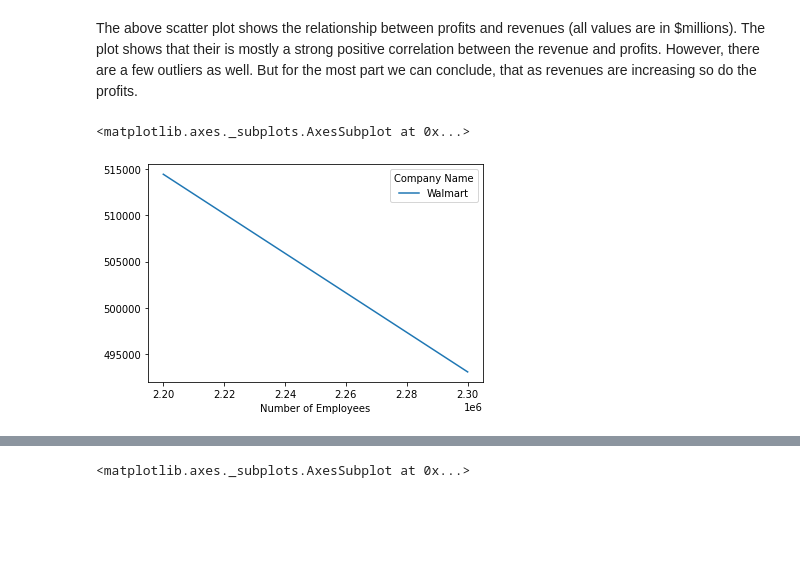
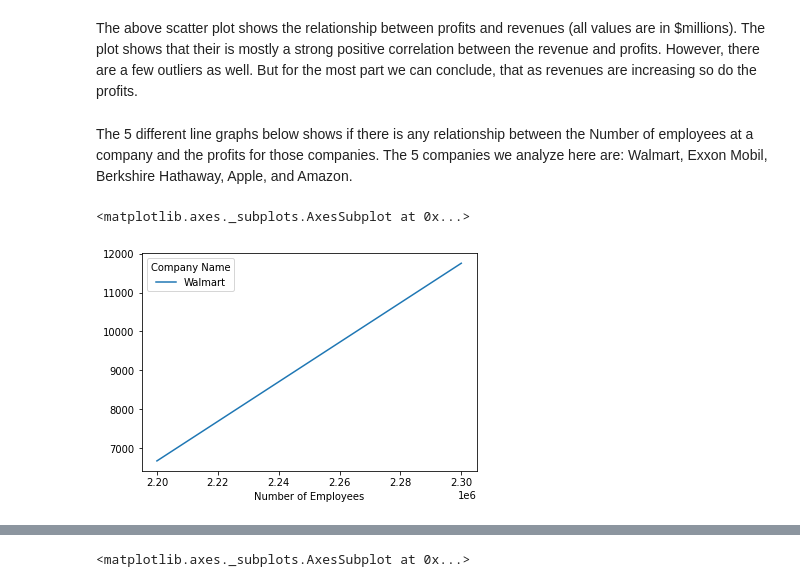
Before and after one commit to CS-UCR/final-project-wasp, a Jupyter notebook: EDA.ipynb, the cells around one changed output, grey strips where cells are left out. Saved outputs shown, nothing was run; the diff lists cells and outputs as text; code cells hidden in the pictures; blank space fills up the shorter version.

```diff
--- a/EDA.ipynb
+++ b/EDA.ipynb
@@ -132,17 +132,14 @@ fig.canvas.draw()
 # %% [markdown]
 The above scatter plot shows the relationship between profits and revenues (all values are in $millions).
 The plot shows that their is mostly a strong positive correlation between the revenue and profits. However, there are a few outliers as well. But for the most part we can conclude, that as revenues are increasing so do the profits.
+# %% [markdown]
+The 5 different line graphs below shows if there is any relationship between the Number of employees at a company and the profits for those companies. The 5 companies we analyze here are: Walmart, Exxon Mobil, Berkshire Hathaway, Apple, and Amazon.
 # %%
-#Number of Employees with the Revenues
+#Plot Number of Employees against the Profits
 NER = df[(df['Company Name'] == 'Walmart')
-        # (df['Company Name'] == 'Exxon Mobil') |
-         #(df['Company Name'] == 'Apple') |
-         #(df['Company Name'] == 'Berkshire Hathaway') |
-         #(df['Company Name'] == 'Amazon.com')
-
-          ].pivot_table(values='Revenues ($millions)', index=['Number of Employees'], columns=['Company Name'], aggfunc=np.mean)
+          ].pivot_table(values='Profits ($millions)', index=['Number of Employees'], columns=['Company Name'], aggfunc=np.mean)
 
 NER.plot.line()
 # %% [output]
 <matplotlib.axes._subplots.AxesSubplot at 0x...>
-[figure, old version]
+[figure, new version]
```
Also changed, not shown: parts of 9 cells of this notebook.
